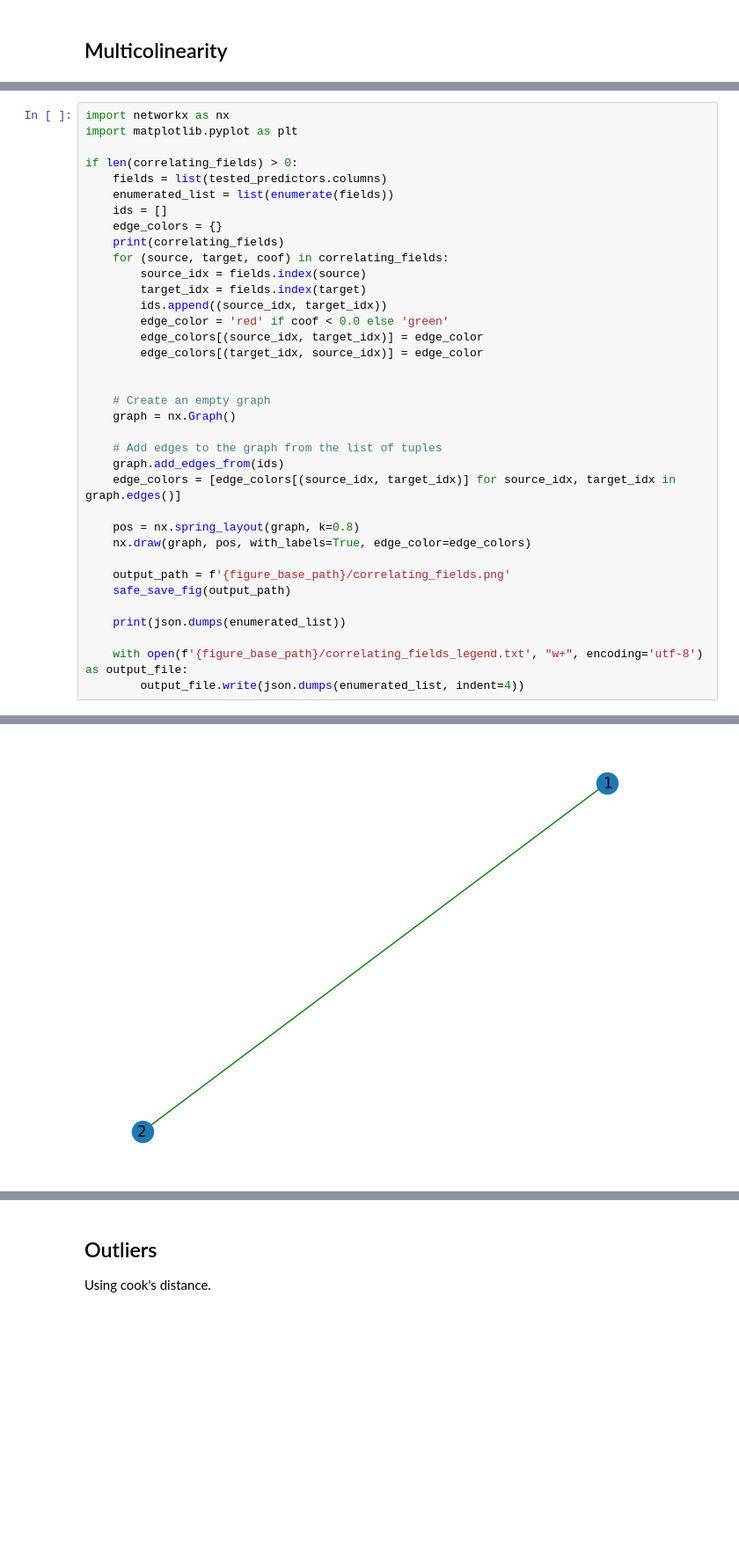
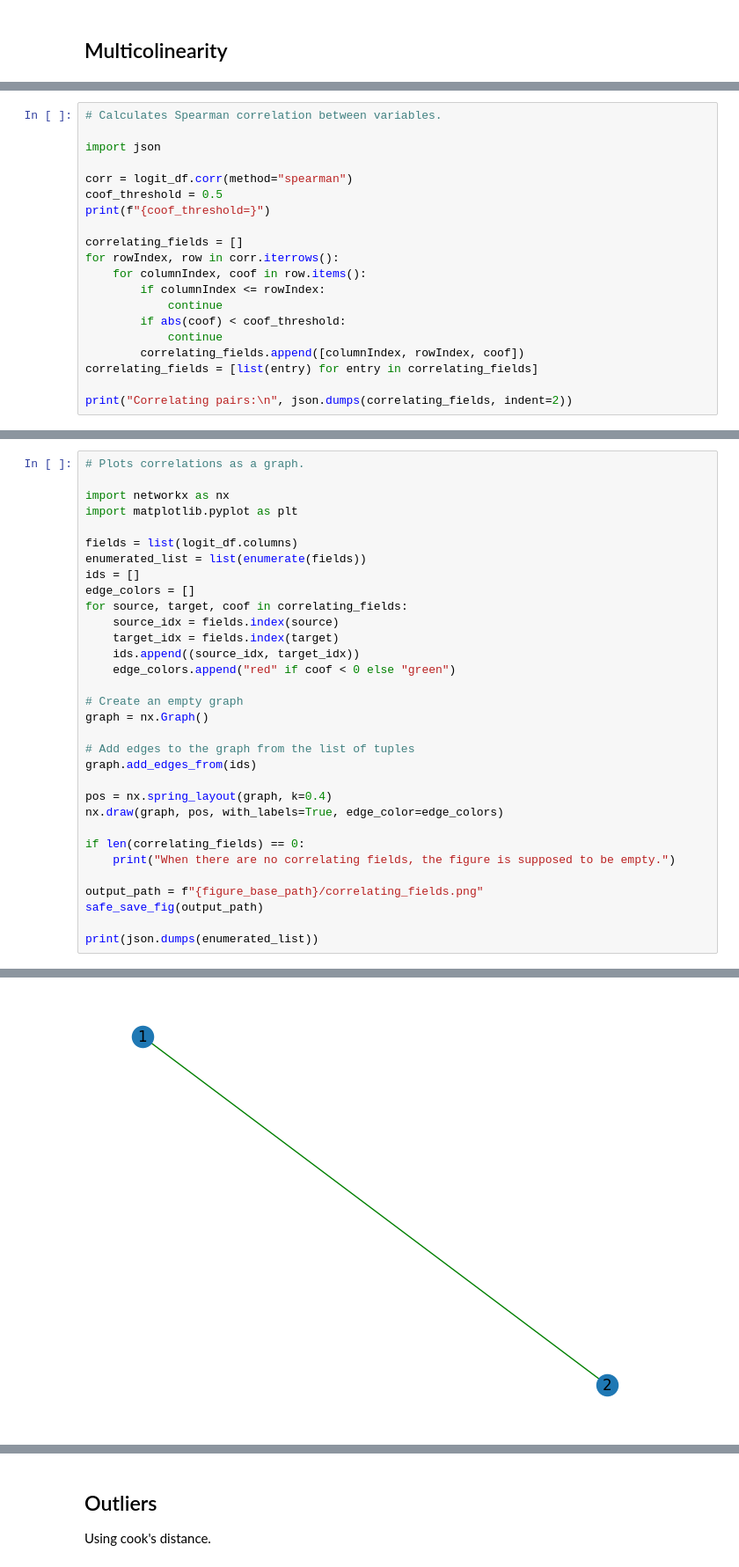
Before and after one commit to wmeijer221/msc_thesis, a Jupyter notebook: python_proj/modelling/notebooks/logistic_regression/general/dependency_model.ipynb, the cells around one changed output, grey strips where cells are left out. Shown at 88% size. Cells and saved outputs as stored; diff of their text form; blank space fills up the shorter version.

```diff
--- a/python_proj/modelling/notebooks/logistic_regression/general/dependency_model.ipynb
+++ b/python_proj/modelling/notebooks/logistic_regression/general/dependency_model.ipynb
@@ -478,0 +449,20 @@ Plots a graph when there are correlating fields.
+# %%
+# Calculates Spearman correlation between variables.
+
+import json
+
+corr = logit_df.corr(method="spearman")
+coof_threshold = 0.5
+print(f"{coof_threshold=}")
+
+correlating_fields = []
+for rowIndex, row in corr.iterrows():
+    for columnIndex, coof in row.items():
+        if columnIndex <= rowIndex:
+            continue
+        if abs(coof) < coof_threshold:
+            continue
+        correlating_fields.append([columnIndex, rowIndex, coof])
+correlating_fields = [list(entry) for entry in correlating_fields]
+
+print("Correlating pairs:\n", json.dumps(correlating_fields, indent=2))
@@ -479,37 +535,33 @@ Plots a graph when there are correlating fields.
 # %%
+# Plots correlations as a graph.
+
 import networkx as nx
 import matplotlib.pyplot as plt
 
-if len(correlating_fields) > 0:
-    fields = list(tested_predictors.columns)
-    enumerated_list = list(enumerate(fields))
-    ids = []
-    edge_colors = {}
-    print(correlating_fields)
-    for (source, target, coof) in correlating_fields:
-        source_idx = fields.index(source)
-        target_idx = fields.index(target)
-        ids.append((source_idx, target_idx))
-        edge_color = 'red' if coof < 0.0 else 'green'
-        edge_colors[(source_idx, target_idx)] = edge_color
-        edge_colors[(target_idx, source_idx)] = edge_color
+fields = list(logit_df.columns)
+enumerated_list = list(enumerate(fields))
+ids = []
+edge_colors = []
+for source, target, coof in correlating_fields:
+    source_idx = fields.index(source)
+    target_idx = fields.index(target)
+    ids.append((source_idx, target_idx))
+    edge_colors.append("red" if coof < 0 else "green")
 
+# Create an empty graph
+graph = nx.Graph()
 
-    # Create an empty graph
-    graph = nx.Graph()
+# Add edges to the graph from the list of tuples
+graph.add_edges_from(ids)
 
-    # Add edges to the graph from the list of tuples
-    graph.add_edges_from(ids)
-    edge_colors = [edge_colors[(source_idx, target_idx)] for source_idx, target_idx in graph.edges()]
+pos = nx.spring_layout(graph, k=0.4)
+nx.draw(graph, pos, with_labels=True, edge_color=edge_colors)
 
-    pos = nx.spring_layout(graph, k=0.8)
-    nx.draw(graph, pos, with_labels=True, edge_color=edge_colors)
+if len(correlating_fields) == 0:
+    print("When there are no correlating fields, the figure is supposed to be empty.")
 
-    output_path = f'{figure_base_path}/correlating_fields.png'
-    safe_save_fig(output_path)
+output_path = f"{figure_base_path}/correlating_fields.png"
+safe_save_fig(output_path)
 
-    print(json.dumps(enumerated_list))
-
-    with open(f'{figure_base_path}/correlating_fields_legend.txt', "w+", encoding='utf-8') as output_file:
-        output_file.write(json.dumps(enumerated_list, indent=4))
+print(json.dumps(enumerated_list))
 # %% [output]
@@ -517,2 +568,2 @@ if len(correlating_fields) > 0:
 [[0, "ControlIntegratedBySameUser"], [1, "ControlPullRequestHasComments"], [2, "ControlPullRequestHasCommentByExternalUser"], [3, "ControlHasHashTagInDescription"], [4, "SubmitterIsFirstTimeContributo ...
-[figure, old version]
+[figure, new version]
```
Also changed, not shown: parts of 27 cells of this notebook, 4 other files.
